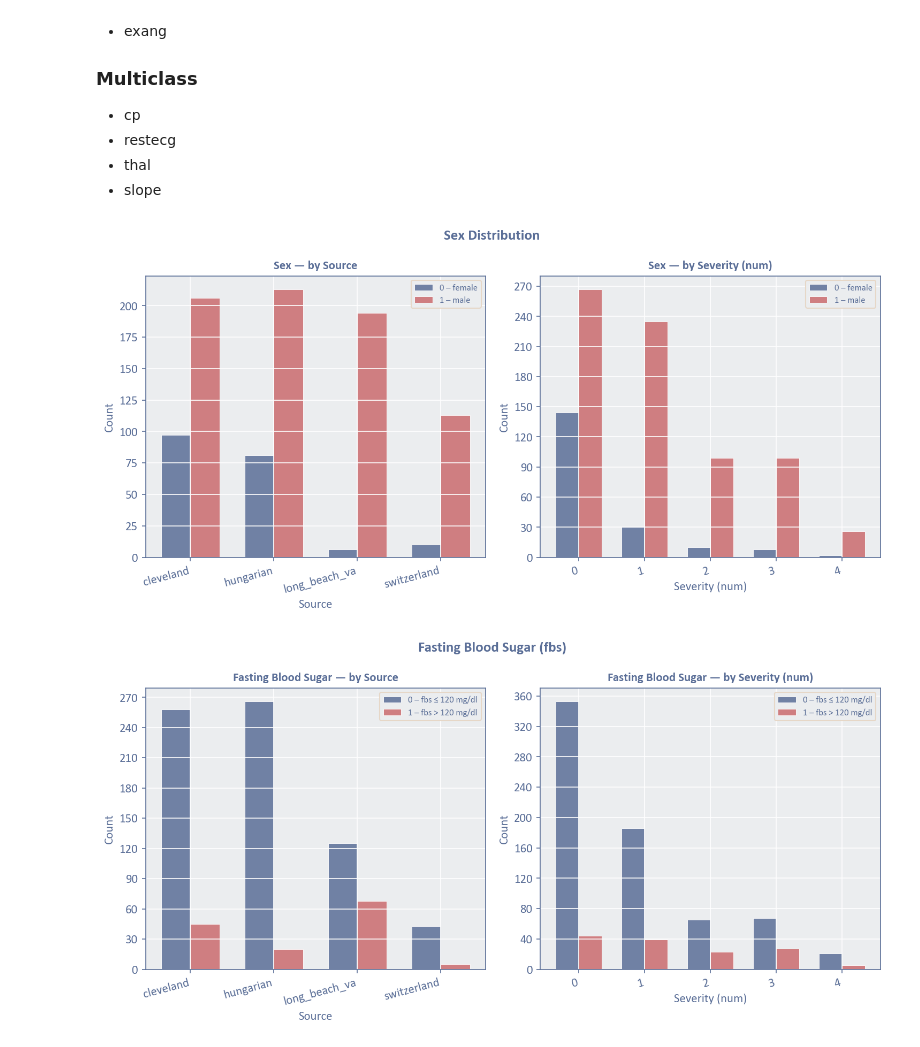
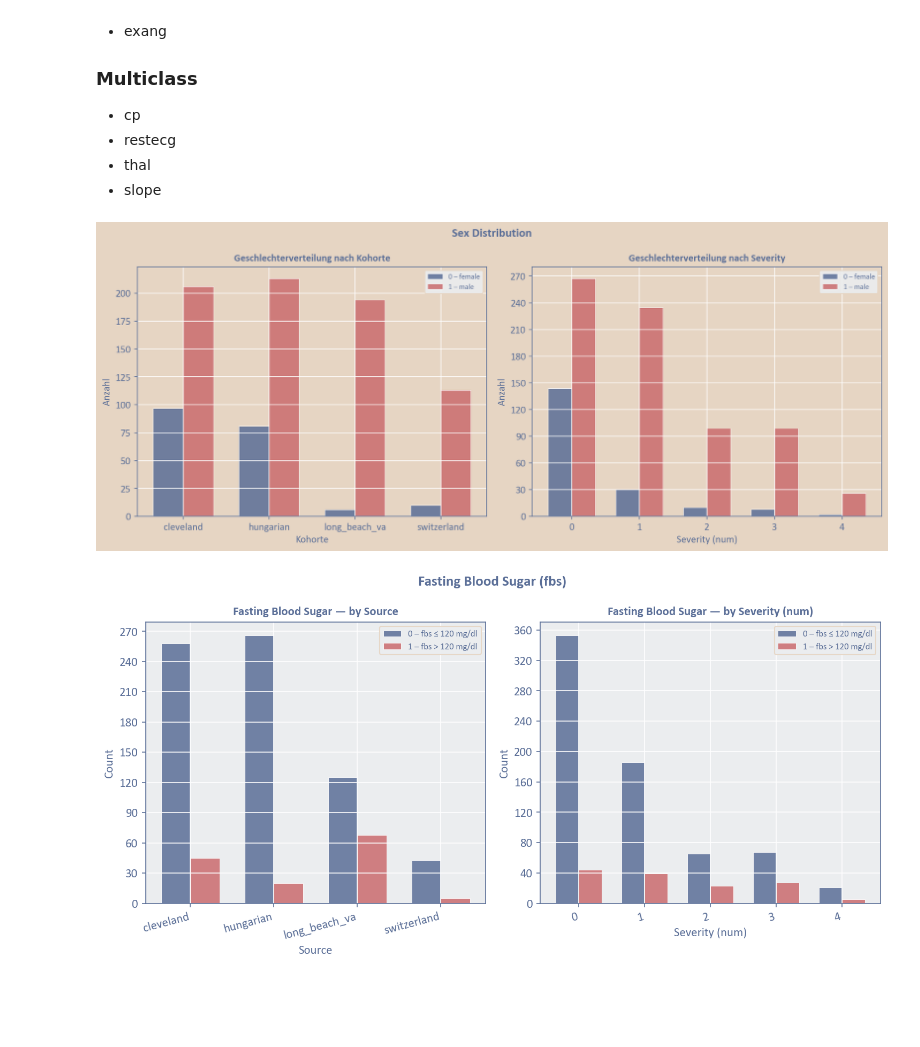
Before and after one commit to hueglij/HEA_heart_disease, a Jupyter notebook: notebooks/01_eda.ipynb, the cells around one changed output. Saved outputs shown, nothing was run; the diff lists cells and outputs as text; code cells hidden in the pictures; blank space fills up the shorter version.

```diff
--- a/notebooks/01_eda.ipynb
+++ b/notebooks/01_eda.ipynb
@@ -24,8 +24,8 @@ SOURCES = ["cleveland", "hungarian", "long_beach_va", "switzerland"]
 SOURCE_COLORS = {
     "cleveland":     "#5A6E97",
     "hungarian":     "#CA6B6E",
-    "long_beach_va": "#E6D5C3",
-    "switzerland":   "#9B8EA7",
+    "long_beach_va": "#8F8172",
+    "switzerland":   "#080708",
 }
 
 plt.rcParams.update({
@@ -435,7 +456,9 @@ plt.show()
 Resting blood pressure shows a weak positive trend with age, consistent with the well-known age-related increase in arterial stiffness.
 # %%
 # --- Scatter: age vs. thalach ---
-fig, ax = plt.subplots(figsize=(10, 5))
+fig, ax = plt.subplots(figsize=(8, 8))
+fig.set_facecolor(CLR_BEIGE)
+ax.set_facecolor(CLR_BEIGE)
 
 for s in SOURCES:
     sub = df.loc[df["source"] == s, ["age", "thalach"]].dropna()
@@ -448,9 +471,9 @@ x_line = np.array([xy["age"].min(), xy["age"].max()])
 ax.plot(x_line, m * x_line + b, color=CLR_BLUE, linewidth=1.8,
         linestyle="--", label=f"regression (slope={m:.2f})")
 
-ax.set_title("Age vs. Max Heart Rate Achieved")
-ax.set_xlabel("Age (years)")
-ax.set_ylabel("thalach (bpm)")
+ax.set_title("Alter vs. maximale Herzfrequenz")
+ax.set_xlabel("Alter (Jahre)")
+ax.set_ylabel("Maximale Herzfrequenz (bpm)")
 ax.legend()
 
 plt.tight_layout()
@@ -561,18 +584,34 @@ def plot_cat_by_group(ax, df, col, groupby, group_order, cat_labels, cat_colors,
 # %%
 # --- sex: distribution by source (left) and by severity (right) ---
 cat_labels = {0: "0 – female", 1: "1 – male"}
 
-fig, axes = plt.subplots(1, 2, figsize=(10, 5))
+
+fig, axes = plt.subplots(1, 2, figsize=(12, 5))
+fig.set_facecolor(CLR_BEIGE)
+for ax in axes:
+    ax.set_facecolor(CLR_BEIGE)
 plot_cat_by_group(axes[0], df, "sex", "source", SOURCES, cat_labels, BINARY_COLORS,
-                  "Sex — by Source", "Source")
+                  "Geschlechterverteilung nach Kohorte", "Source")
 plot_cat_by_group(axes[1], df, "sex", "num", NUM_LEVELS, cat_labels, BINARY_COLORS,
-                  "Sex — by Severity (num)", "Severity (num)")
+                  "Geschlechterverteilung nach Severity", "Severity (num)")
+
+# Override axis labels
+axes[0].set_xlabel("Kohorte")
+axes[0].set_ylabel("Anzahl")
+axes[1].set_ylabel("Anzahl")
+
+# Override tick rotation
+axes[0].tick_params(axis="x", rotation=0)
+axes[1].tick_params(axis="x", rotation=0)
+for label in axes[0].get_xticklabels() + axes[1].get_xticklabels():
+    label.set_ha("center")
+
 fig.suptitle("Sex Distribution", fontsize=13, fontweight="bold")
 plt.tight_layout()
 plt.savefig("../results/figures/eda_categorical_bar_sex.png", dpi=150, bbox_inches="tight")
 plt.show()
 # %% [output]
-[figure, old version]
+[figure, new version]
 # %%
 # --- fbs: distribution by source (left) and by severity (right) ---
 cat_labels = {0: "0 – fbs ≤ 120 mg/dl", 1: "1 – fbs > 120 mg/dl"}
```
Also changed, not shown: parts of 10 cells of this notebook, 24 other files.
